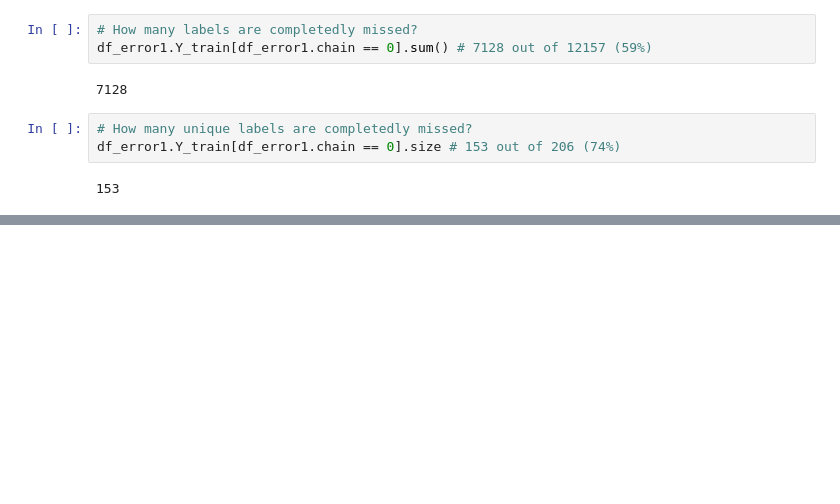
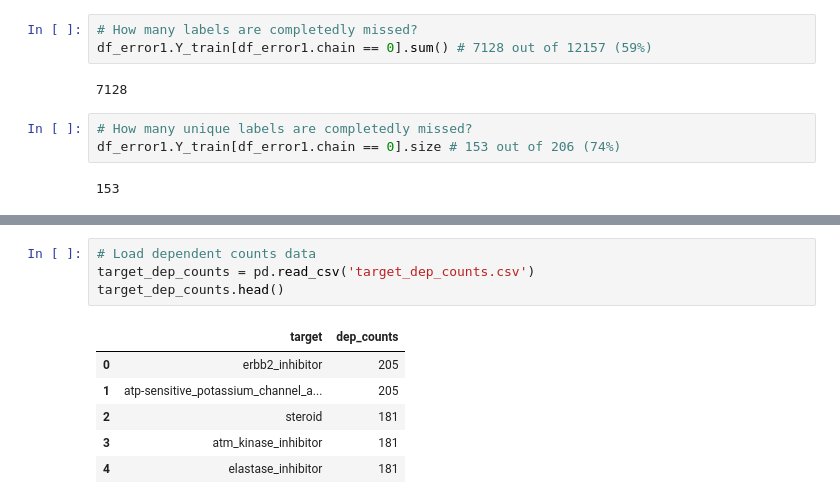
Before and after one commit to Yongliang-Shi/Mechanism-of-Action-Prediction, a Jupyter notebook: model_moa.ipynb, the cells around one changed output, grey strips where cells are left out. Drawn from its saved outputs; the diff is of its cells as text; blank space fills up the shorter version.

```diff
--- a/model_moa.ipynb
+++ b/model_moa.ipynb
@@ -1474,0 +1492,11 @@ df_error1.Y_train[df_error1.chain == 0].size # 153 out of 206 (74%)
+# %%
+# Load dependent counts data
+target_dep_counts = pd.read_csv('target_dep_counts.csv')
+target_dep_counts.head()
+# %% [output]
+|  | target | dep_counts |
+| 0 | erbb2_inhibitor | 205 |
+| 1 | atp-sensitive_potassium_channel_a... | 205 |
+| 2 | steroid | 181 |
+| 3 | atm_kinase_inhibitor | 181 |
+| 4 | elastase_inhibitor | 181 |
```
Also changed, not shown: parts of 5 cells of this notebook.
